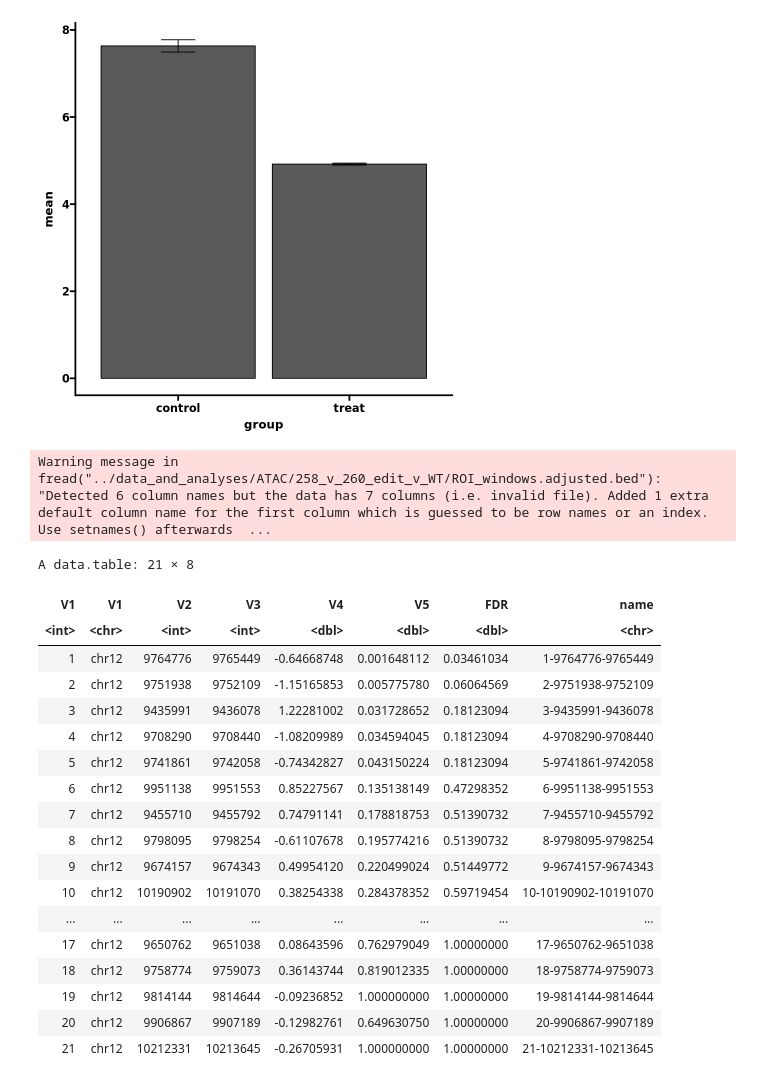
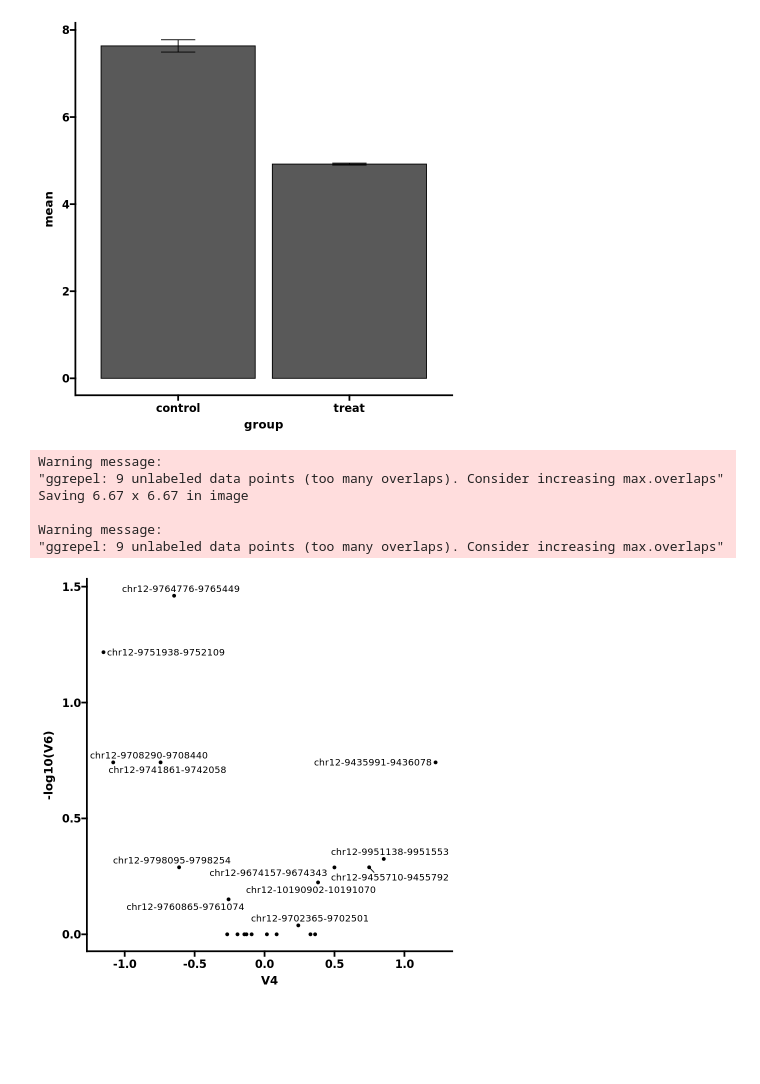
Before and after one commit to BernsteinLab/BE_CD69_paper_2022, a Jupyter notebook: Figure3/Fig3C.ipynb, the cells around one changed output. Drawn from its saved outputs; the diff is of its cells as text; code cells hidden in the pictures; blank space fills up the shorter version.

Commit message:
adding figure3

```diff
--- a/Figure3/Fig3C.ipynb
+++ b/Figure3/Fig3C.ipynb
@@ -92,33 +92,16 @@ Saving 6.67 x 6.67 in image
 # %%
 #### da analysis 1MB
 library(ggrepel)
 windows <- fread('../data_and_analyses/ATAC/258_v_260_edit_v_WT/ROI_windows.adjusted.bed')
-windows$name <- paste(windows$V2,windows$V2,sep='-')
+windows$name <- paste(windows$V1,windows$V2,sep='-')
 windows$name <- paste(windows$name,windows$V3,sep='-')
-#ggplot(windows, aes(x=V4,y=-log10(FDR),label=name)) + geom_point() + geom_text_repel() + theme_prism()
-#ggsave("DA_analysis_1MB_window.pdf")
+ggplot(windows, aes(x=V4,y=-log10(V6),label=name)) + geom_point() + geom_text_repel() + theme_prism()
+ggsave("DA_analysis_1MB_window.pdf")
 # %% [output]
-Warning message in fread("../data_and_analyses/ATAC/258_v_260_edit_v_WT/ROI_windows.adjusted.bed"):
-"Detected 6 column names but the data has 7 columns (i.e. invalid file). Added 1 extra default column name for the first column which is guessed to be row names or an index. Use setnames() afterwards  ...
+Warning message:
+"ggrepel: 9 unlabeled data points (too many overlaps). Consider increasing max.overlaps"
+Saving 6.67 x 6.67 in image
+
+Warning message:
+"ggrepel: 9 unlabeled data points (too many overlaps). Consider increasing max.overlaps"
+[figure, added]
-# %%
-windows
-# %% [output]
-A data.table: 21 × 8
-| V1 | V1 | V2 | V3 | V4 | V5 | FDR | name |
-| <int> | <chr> | <int> | <int> | <dbl> | <dbl> | <dbl> | <chr> |
-| 1 | chr12 | 9764776 | 9765449 | -0.64668748 | 0.001648112 | 0.03461034 | 1-9764776-9765449 |
-| 2 | chr12 | 9751938 | 9752109 | -1.15165853 | 0.005775780 | 0.06064569 | 2-9751938-9752109 |
-| 3 | chr12 | 9435991 | 9436078 | 1.22281002 | 0.031728652 | 0.18123094 | 3-9435991-9436078 |
-| 4 | chr12 | 9708290 | 9708440 | -1.08209989 | 0.034594045 | 0.18123094 | 4-9708290-9708440 |
-| 5 | chr12 | 9741861 | 9742058 | -0.74342827 | 0.043150224 | 0.18123094 | 5-9741861-9742058 |
-| 6 | chr12 | 9951138 | 9951553 | 0.85227567 | 0.135138149 | 0.47298352 | 6-9951138-9951553 |
-| 7 | chr12 | 9455710 | 9455792 | 0.74791141 | 0.178818753 | 0.51390732 | 7-9455710-9455792 |
-| 8 | chr12 | 9798095 | 9798254 | -0.61107678 | 0.195774216 | 0.51390732 | 8-9798095-9798254 |
-| 9 | chr12 | 9674157 | 9674343 | 0.49954120 | 0.220499024 | 0.51449772 | 9-9674157-9674343 |
-| 10 | chr12 | 10190902 | 10191070 | 0.38254338 | 0.284378352 | 0.59719454 | 10-10190902-10191070 |
-| ... | ... | ... | ... | ... | ... | ... | ... |
-| 17 | chr12 | 9650762 | 9651038 | 0.08643596 | 0.762979049 | 1.00000000 | 17-9650762-9651038 |
-| 18 | chr12 | 9758774 | 9759073 | 0.36143744 | 0.819012335 | 1.00000000 | 18-9758774-9759073 |
-| 19 | chr12 | 9814144 | 9814644 | -0.09236852 | 1.000000000 | 1.00000000 | 19-9814144-9814644 |
-| 20 | chr12 | 9906867 | 9907189 | -0.12982761 | 0.649630750 | 1.00000000 | 20-9906867-9907189 |
-| 21 | chr12 | 10212331 | 10213645 | -0.26705931 | 1.000000000 | 1.00000000 | 21-10212331-10213645 |
```
Also changed, not shown: 1 other file.
